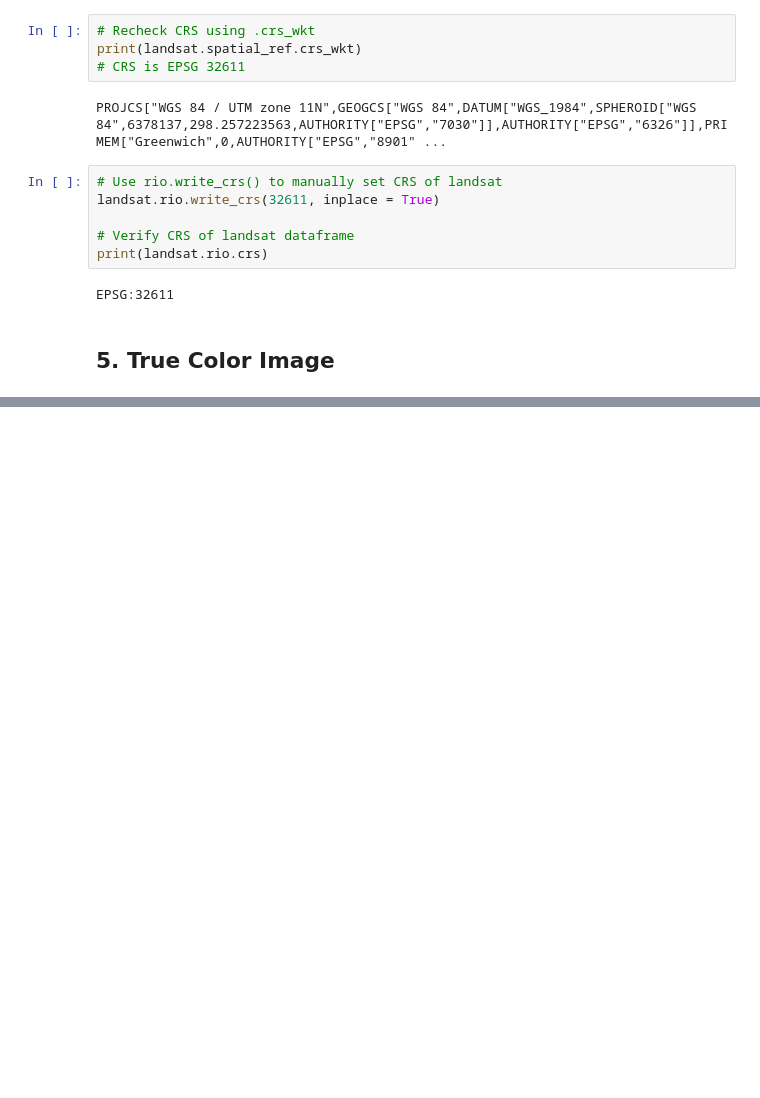
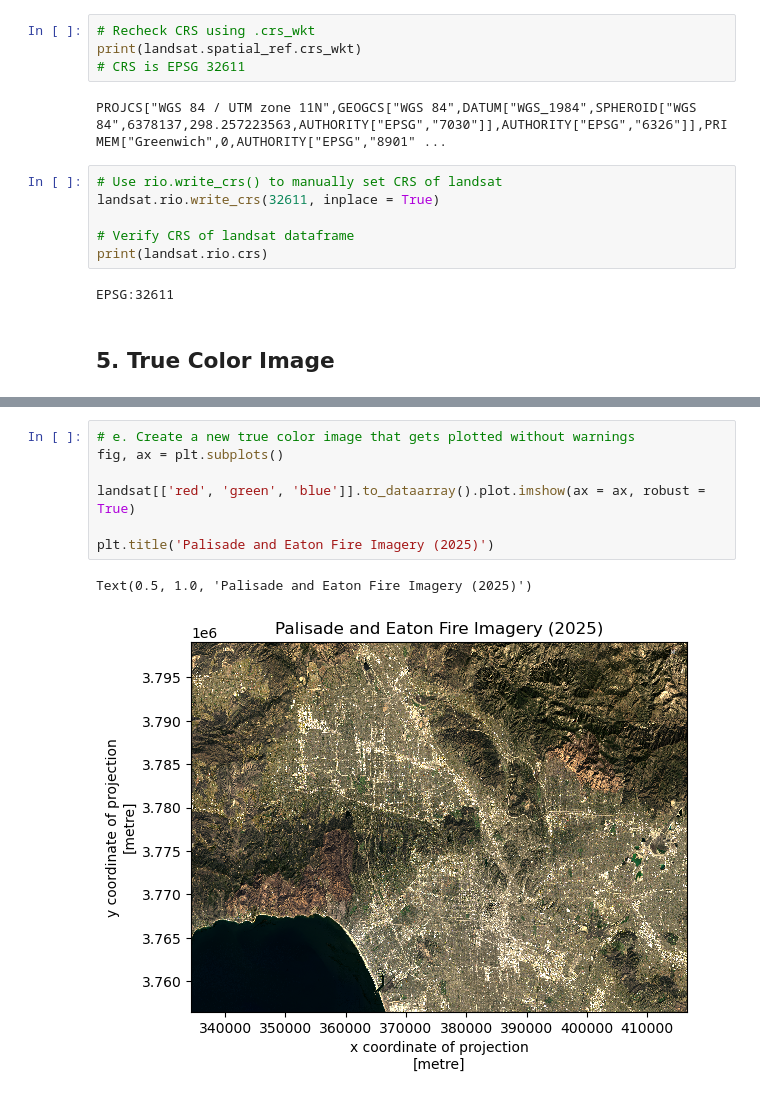
Before and after one commit to oregel714/eds220-hwk4, a Jupyter notebook: hwk4-task2-false-color.ipynb, the cells around one changed output, grey strips where cells are left out. Cells and saved outputs as stored; diff of their text form; blank space fills up the shorter version.

```diff
--- a/hwk4-task2-false-color.ipynb
+++ b/hwk4-task2-false-color.ipynb
@@ -110,0 +108,10 @@ array([[[10242.,  9886., 10142., ...,  8478.,  9179.,  9088.],
+# %%
+# e. Create a new true color image that gets plotted without warnings
+fig, ax = plt.subplots()
+
+landsat[['red', 'green', 'blue']].to_dataarray().plot.imshow(ax = ax, robust = True)
+
+plt.title('Palisade and Eaton Fire Imagery (2025)')
+# %% [output]
+Text(0.5, 1.0, 'Palisade and Eaton Fire Imagery (2025)')
+[figure, added]
```
Also changed, not shown: parts of 12 cells of this notebook.
